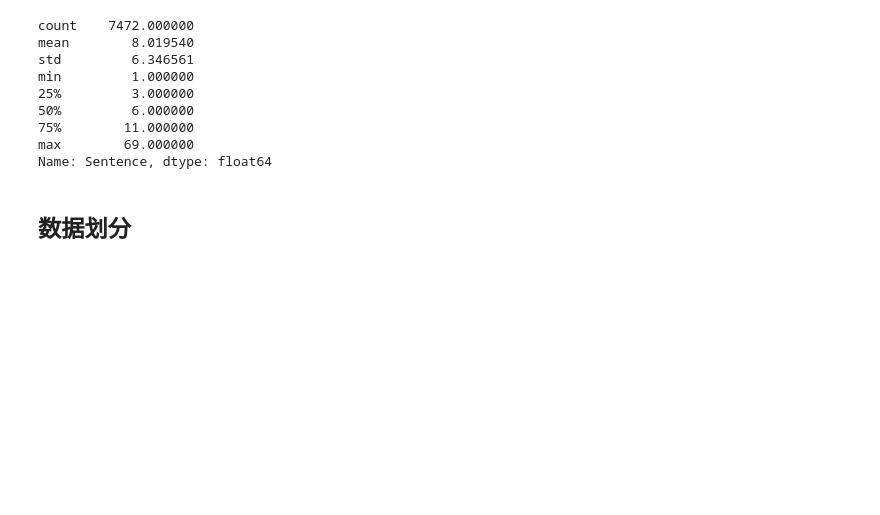
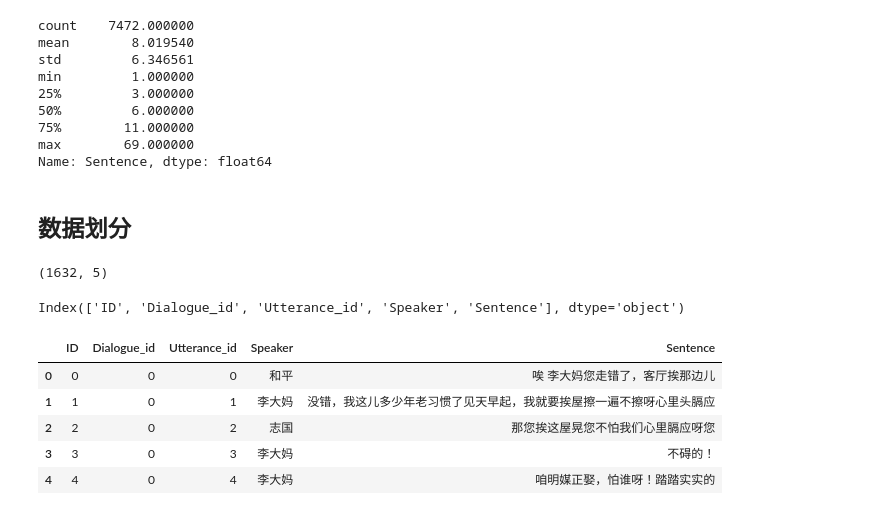
Before and after one commit to CCChenhao997/CCL2020-Humor-Computation, a Jupyter notebook: EDA.ipynb, the cells around one changed output. Drawn from its saved outputs; the diff is of its cells as text; code cells hidden in the pictures; blank space fills up the shorter version.

```diff
--- a/EDA.ipynb
+++ b/EDA.ipynb
@@ -119,2 +119,22 @@ valid.to_csv('preprocess_data/en_dev.tsv', index=False, header=False, sep='\t',
 # %%
 dataset.to_csv('data/preprocess/en_total.tsv', index=False, header=False, sep='\t', encoding='utf-8')
+# %%
+import pandas as pd
+train_labeled_en = pd.read_csv('data/raw/cn_dev.csv', encoding='utf-8')
+# %%
+train_labeled_en.shape
+# %% [output]
+(1632, 5)
+# %%
+train_labeled_en.columns
+# %% [output]
+Index(['ID', 'Dialogue_id', 'Utterance_id', 'Speaker', 'Sentence'], dtype='object')
+# %%
+train_labeled_en.head(5)
+# %% [output]
+|  | ID | Dialogue_id | Utterance_id | Speaker | Sentence |
+| 0 | 0 | 0 | 0 | 和平 | 唉 李大妈您走错了，客厅挨那边儿 |
+| 1 | 1 | 0 | 1 | 李大妈 | 没错，我这儿多少年老习惯了见天早起，我就要挨屋擦一遍不擦呀心里头膈应 |
+| 2 | 2 | 0 | 2 | 志国 | 那您挨这屋晃您不怕我们心里膈应呀您 |
+| 3 | 3 | 0 | 3 | 李大妈 | 不碍的！ |
+| 4 | 4 | 0 | 4 | 李大妈 | 咱明媒正娶，怕谁呀！踏踏实实的 |
```
Also changed, not shown: parts of 3 cells of this notebook.
